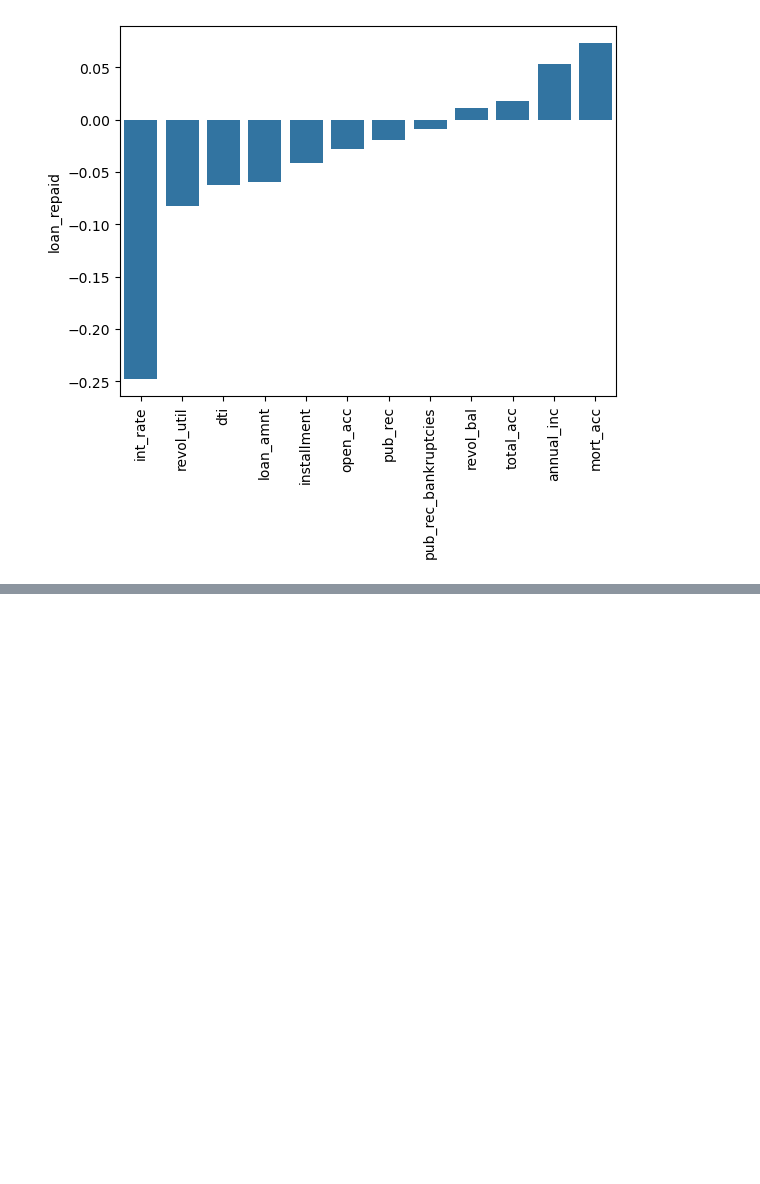
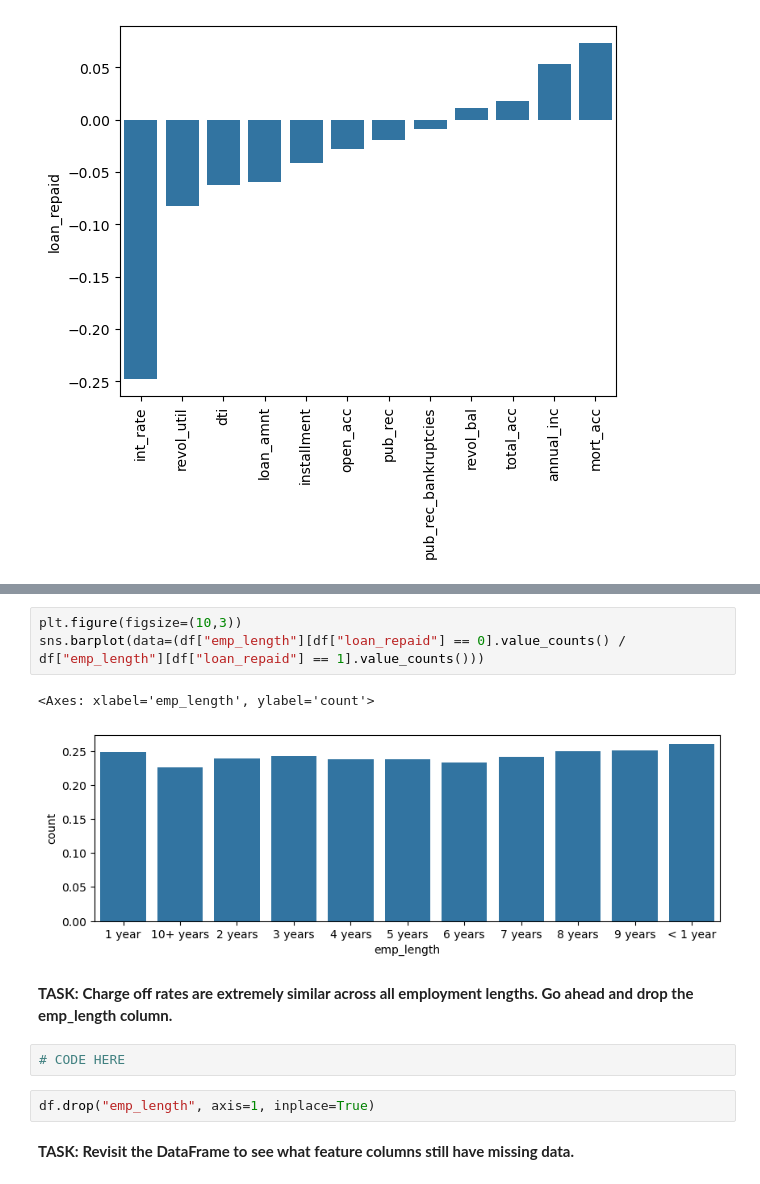
Before and after one commit to sahilalamgir/deep-learning-loan-project, a Jupyter notebook: loan-project.ipynb, the cells around one changed output, grey strips where cells are left out. Saved outputs shown, nothing was run; the diff lists cells and outputs as text; blank space fills up the shorter version.

```diff
--- a/loan-project.ipynb
+++ b/loan-project.ipynb
@@ -443,0 +619,14 @@ plt.show()
+# %%
+plt.figure(figsize=(10,3))
+sns.barplot(data=(df["emp_length"][df["loan_repaid"] == 0].value_counts() / df["emp_length"][df["loan_repaid"] == 1].value_counts()))
+# %% [output]
+<Axes: xlabel='emp_length', ylabel='count'>
+[figure, added]
+# %% [markdown]
+**TASK: Charge off rates are extremely similar across all employment lengths. Go ahead and drop the emp_length column.**
+# %%
+# CODE HERE
+# %%
+df.drop("emp_length", axis=1, inplace=True)
+# %% [markdown]
+**TASK: Revisit the DataFrame to see what feature columns still have missing data.**
```
Also changed, not shown: parts of 114 cells of this notebook.
